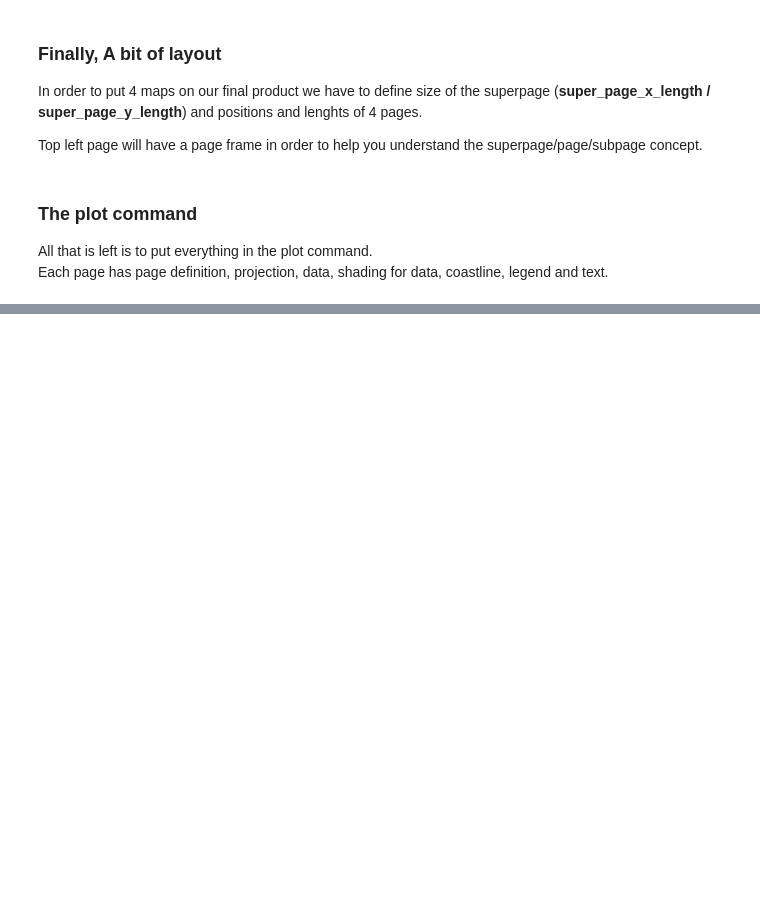
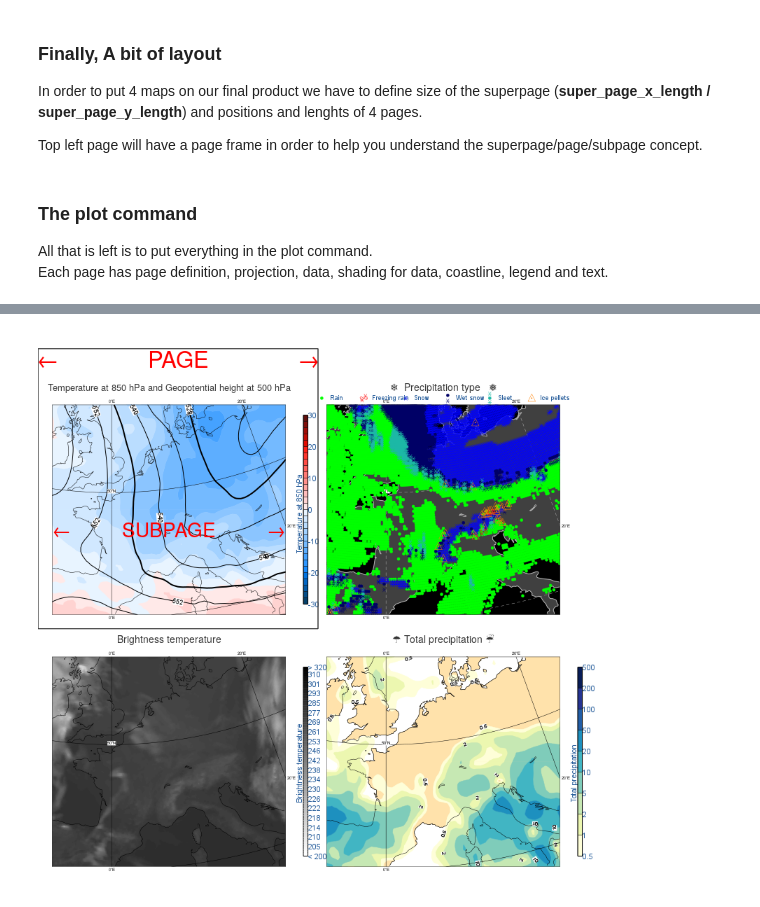
Before and after one commit to ecmwf/notebook-examples, a Jupyter notebook: visualisation/tutorials/A_complex_layout.ipynb, the cells around one changed output, grey strips where cells are left out. Saved outputs shown, nothing was run; the diff lists cells and outputs as text; code cells hidden in the pictures; blank space fills up the shorter version.

```diff
--- a/visualisation/tutorials/A_complex_layout.ipynb
+++ b/visualisation/tutorials/A_complex_layout.ipynb
@@ -300,7 +291,7 @@ out =magics.output(
 All that is left is to put everything in the plot command.
 Each page has page definition, projection, data, shading for data, coastline, legend and text.
 # %%
-magics.plot(out,top_left, projection, temperature, t_cont, geopotential, ecmwf_cont, foreground, temp_legend,top_left_text,
+magics.plot(top_left, projection, temperature, t_cont, geopotential, ecmwf_cont, foreground, temp_legend,top_left_text,
             additional_text_subpage, additional_text_page,
             bottom_right, projection, light_background, precipitation, tp_cont, tp_legend, foreground, bottom_right_text,
             bottom_left, projection, sat_ir, ir_clouds, foreground, bt_legend, bottom_left_text,
@@ -309,0 +300 @@ magics.plot(out,top_left, projection, temperature, t_cont, geopotential, ecmwf_c
+[figure, added]
```
Also changed, not shown: parts of 2 cells of this notebook.
